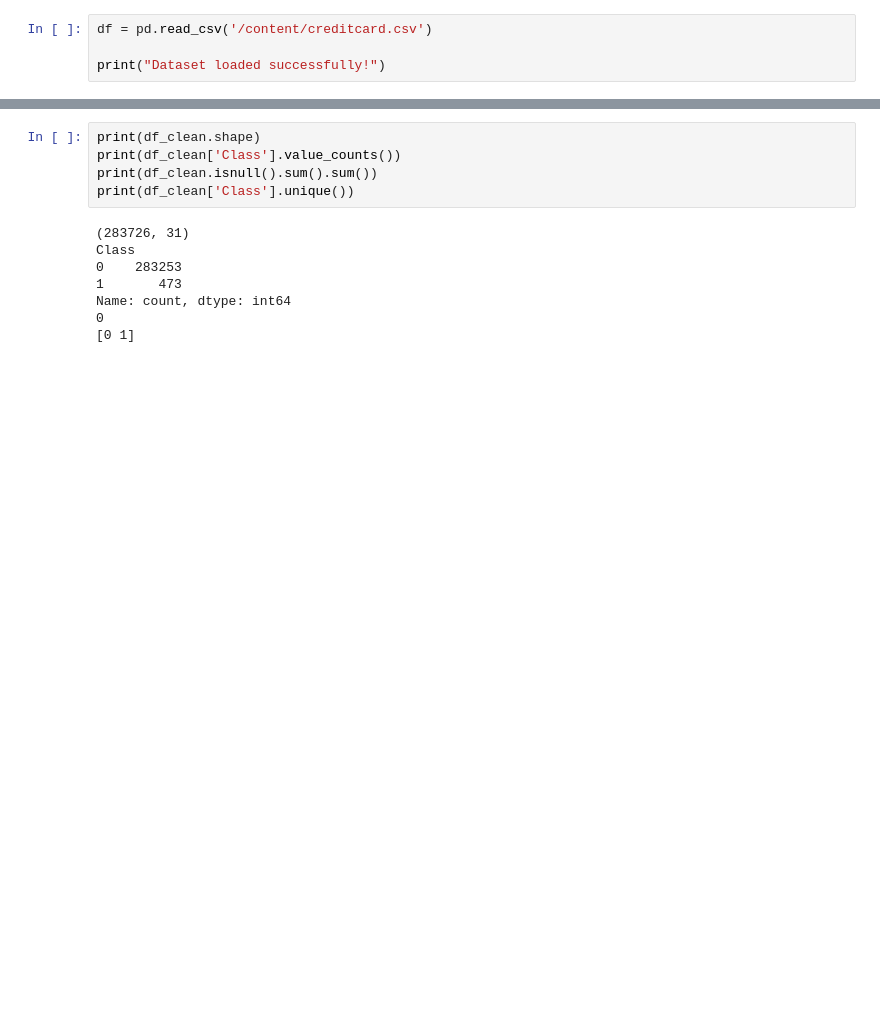
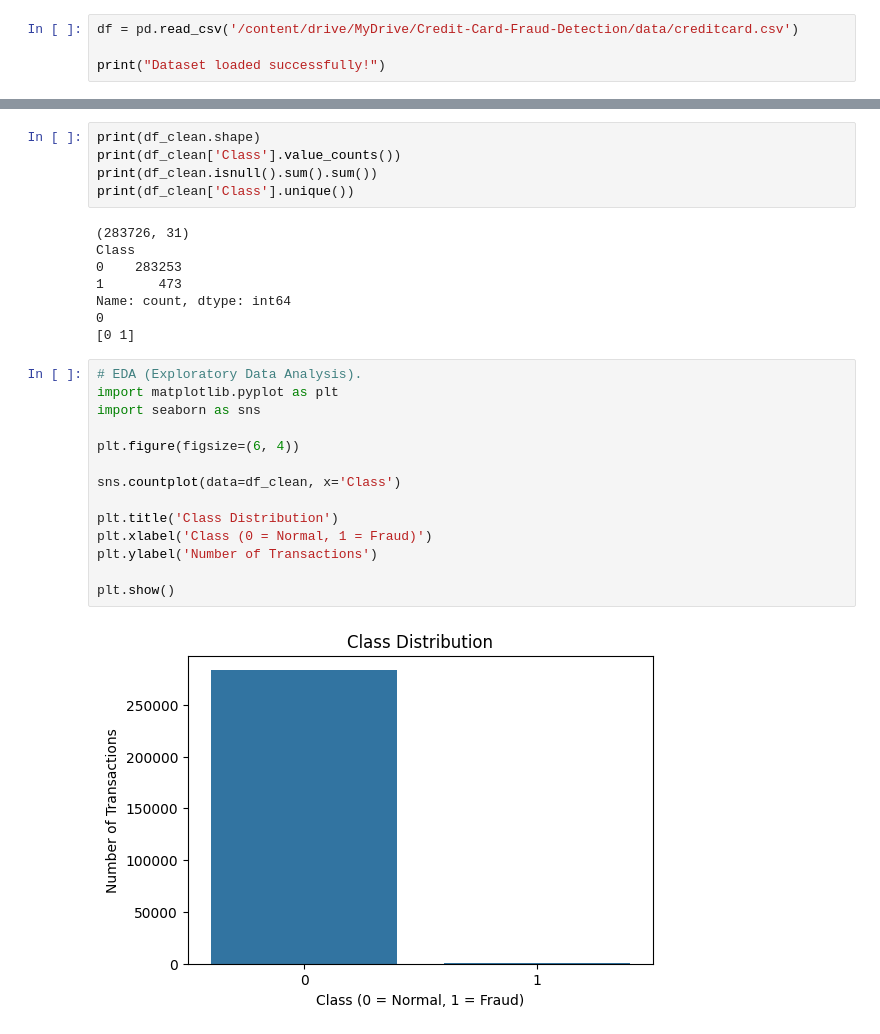
Before and after one commit to SarVibe/SE4050_Deep-Learning_Assignment, a Jupyter notebook: notebooks/Credit_Card_Fraud_Detection.ipynb, the cells around one changed output, grey strips where cells are left out. Drawn from its saved outputs; the diff is of its cells as text; blank space fills up the shorter version.

Commit message:
data processing

```diff
--- a/notebooks/Credit_Card_Fraud_Detection.ipynb
+++ b/notebooks/Credit_Card_Fraud_Detection.ipynb
@@ -8,7 +13,7 @@ Libraries imported successfully!
 # %% [markdown]
 Load the CSV
 # %%
-df = pd.read_csv('/content/creditcard.csv')
+df = pd.read_csv('/content/drive/MyDrive/Credit-Card-Fraud-Detection/data/creditcard.csv')
 
 print("Dataset loaded successfully!")
 # %% [output]
@@ -302,3 +307,19 @@ Class
 Name: count, dtype: int64
 0
 [0 1]
+# %%
+# EDA (Exploratory Data Analysis).
+import matplotlib.pyplot as plt
+import seaborn as sns
+
+plt.figure(figsize=(6, 4))
+
+sns.countplot(data=df_clean, x='Class')
+
+plt.title('Class Distribution')
+plt.xlabel('Class (0 = Normal, 1 = Fraud)')
+plt.ylabel('Number of Transactions')
+
+plt.show()
+# %% [output]
+[figure, added]
```
Also changed, not shown: parts of 29 cells of this notebook.
